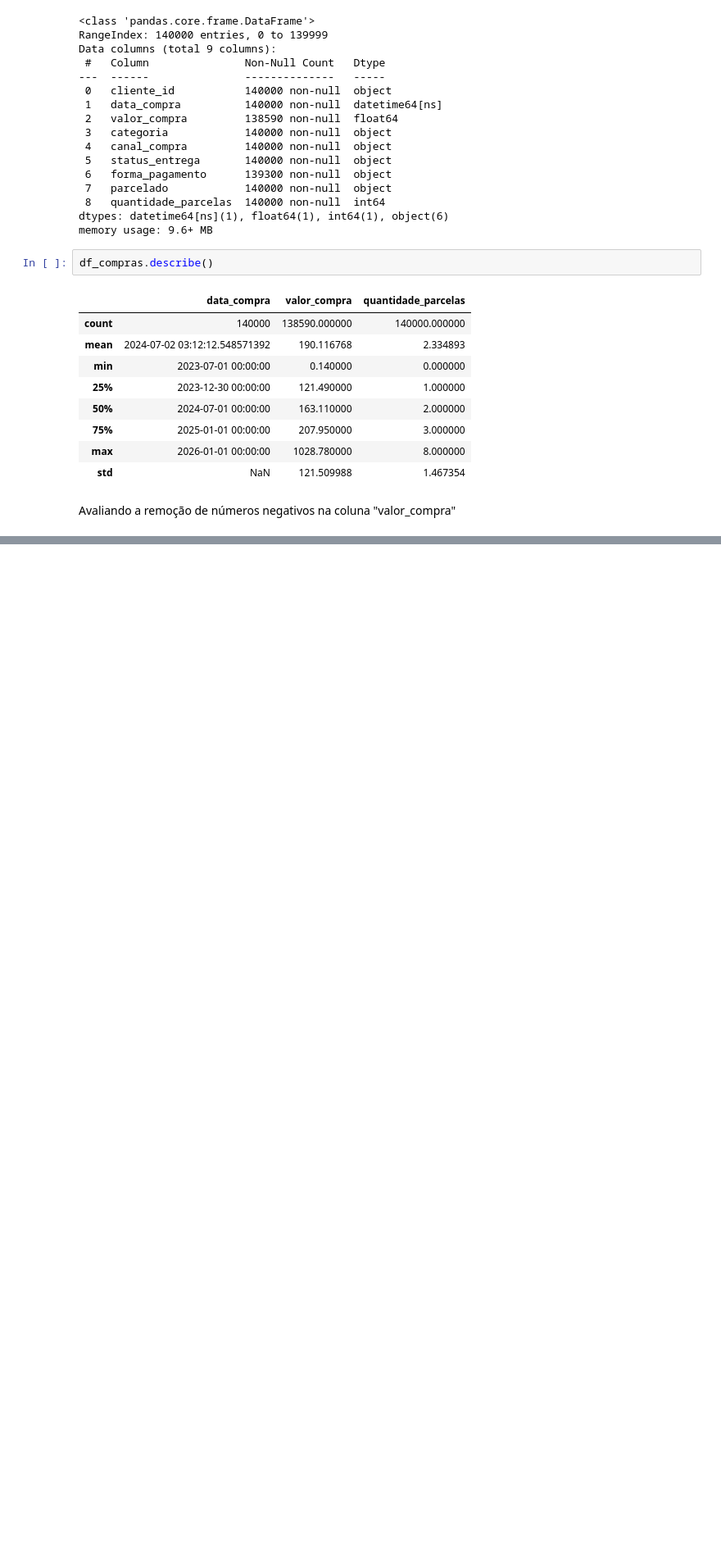
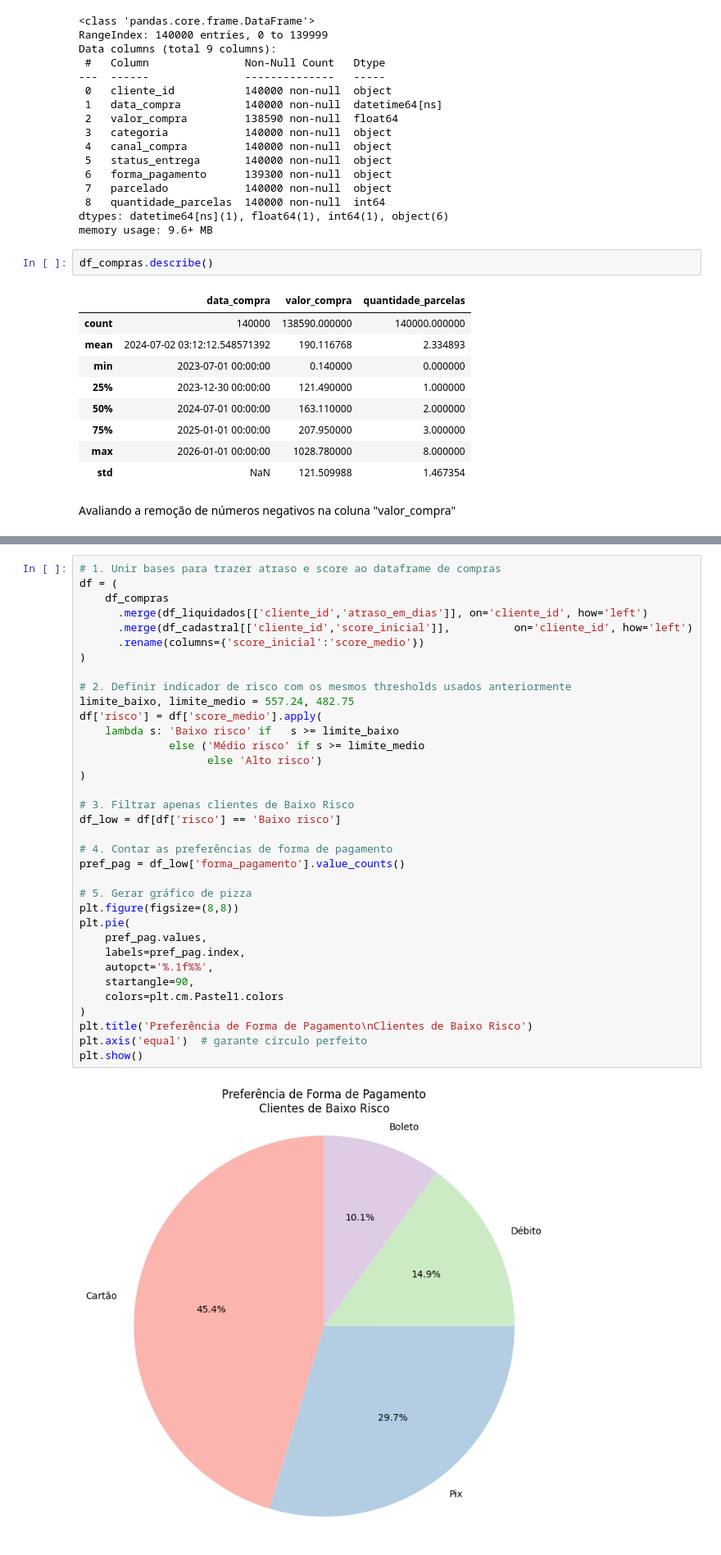
Before and after one commit to mairasantana/desafio-final-neurotech, a Jupyter notebook: analise_de_dados.ipynb, the cells around one changed output, grey strips where cells are left out. Shown at 82% size. Cells and saved outputs as stored; diff of their text form; blank space fills up the shorter version.

```diff
--- a/analise_de_dados.ipynb
+++ b/analise_de_dados.ipynb
@@ -1187,0 +1445,37 @@ Avaliando a remoção de números negativos na coluna "valor_compra"
+# %%
+# 1. Unir bases para trazer atraso e score ao dataframe de compras
+df = (
+    df_compras
+      .merge(df_liquidados[['cliente_id','atraso_em_dias']], on='cliente_id', how='left')
+      .merge(df_cadastral[['cliente_id','score_inicial']],          on='cliente_id', how='left')
+      .rename(columns={'score_inicial':'score_medio'})
+)
+
+# 2. Definir indicador de risco com os mesmos thresholds usados anteriormente
+limite_baixo, limite_medio = 557.24, 482.75
+df['risco'] = df['score_medio'].apply(
+    lambda s: 'Baixo risco' if   s >= limite_baixo
+              else ('Médio risco' if s >= limite_medio
+                    else 'Alto risco')
+)
+
+# 3. Filtrar apenas clientes de Baixo Risco
+df_low = df[df['risco'] == 'Baixo risco']
+
+# 4. Contar as preferências de forma de pagamento
+pref_pag = df_low['forma_pagamento'].value_counts()
+
+# 5. Gerar gráfico de pizza
+plt.figure(figsize=(8,8))
+plt.pie(
+    pref_pag.values,
+    labels=pref_pag.index,
+    autopct='%.1f%%',
+    startangle=90,
+    colors=plt.cm.Pastel1.colors
+)
+plt.title('Preferência de Forma de Pagamento\nClientes de Baixo Risco')
+plt.axis('equal')  # garante círculo perfeito
+plt.show()
+# %% [output]
+[figure, added]
```
Also changed, not shown: parts of 21 cells of this notebook.
